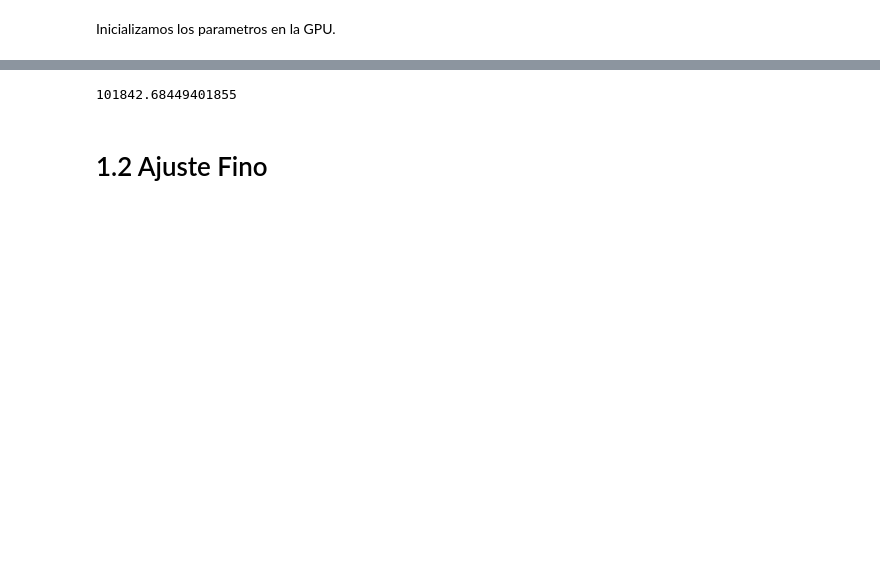
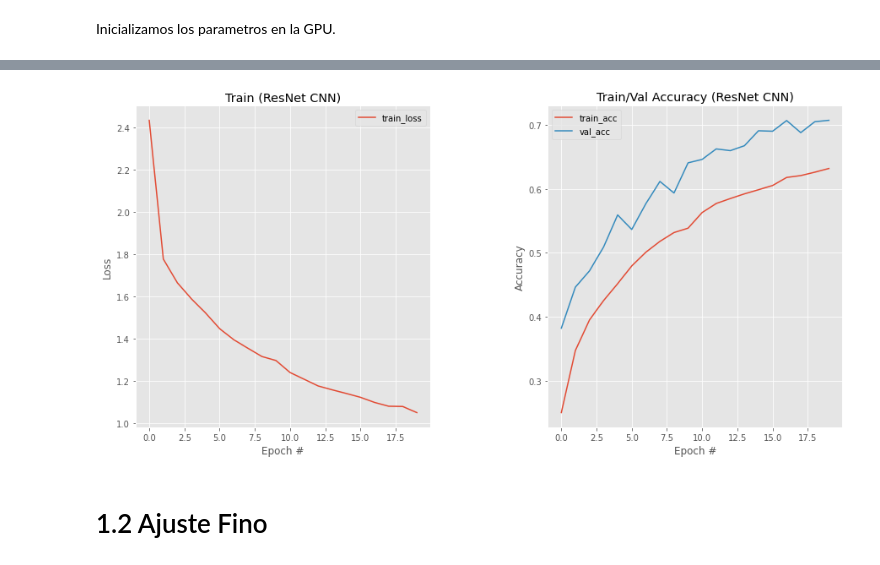
Before and after one commit to sherna90/inteligencia_artificial, a Jupyter notebook: 7.-redes_neuronales_mxnet.ipynb, the cells around one changed output, grey strips where cells are left out. Saved outputs shown, nothing was run; the diff lists cells and outputs as text; code cells hidden in the pictures; blank space fills up the shorter version.

```diff
--- a/7.-redes_neuronales_mxnet.ipynb
+++ b/7.-redes_neuronales_mxnet.ipynb
@@ -129,5 +141,5 @@ Inicializamos los parametros en la GPU.
 from mxnet.gluon import nn
 
 ctx=[mx.gpu()]
-model.output = nn.Dense(10)
-model.initialize(mx.init.Xavier(), ctx = ctx)
+model.output = nn.Dense(10,in_units=512)
+model.initialize(mx.init.Xavier(), ctx = ctx,force_reinit=True)
@@ -226,7 +253,29 @@ for epoch in range(epochs):
-# %%
-train_loss
-# %% [output]
-101842.68449401855
+# %%
+import matplotlib.pyplot as plt
+import numpy as np
+
+N = np.arange(0, epochs)
+plt.style.use("ggplot")
+
+fig = plt.figure(figsize=(15,7))
+fig.subplots_adjust(hspace=0.4, wspace=0.4)
+
+plt.subplot(1, 2, 1)
+plt.plot(N, train_history, label="train_loss")
+plt.title("Train (ResNet CNN)")
+plt.xlabel("Epoch #")
+plt.ylabel("Loss")
+plt.legend()
+plt.subplot(1, 2, 2)
+plt.plot(N, train_accuracy, label="train_acc")
+plt.plot(N, val_accuracy, label="val_acc")
+plt.title("Train/Val Accuracy (ResNet CNN)")
+plt.xlabel("Epoch #")
+plt.ylabel("Accuracy")
+plt.legend()
+plt.show()
+# %% [output]
+[figure, added]
 # %% [markdown]
 # 1.2 Ajuste Fino
 # %%
```
Also changed, not shown: parts of 23 cells of this notebook.
